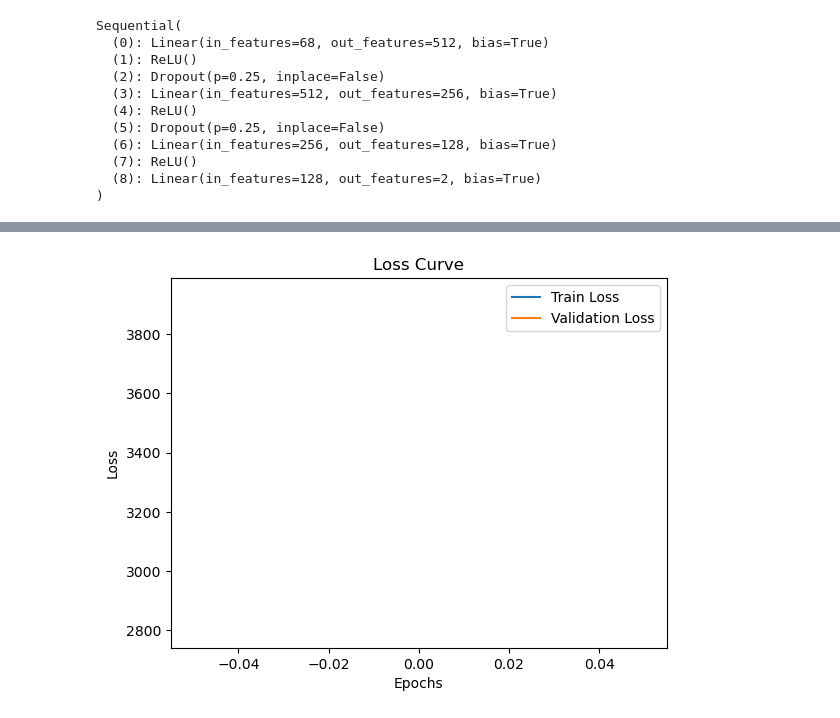
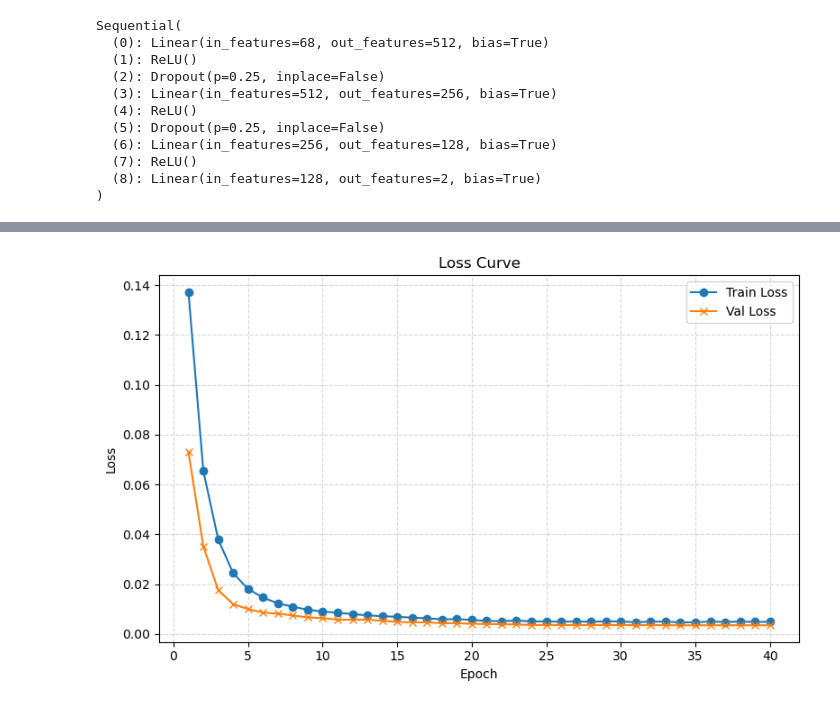
Before and after one commit to Nishchal-Panta/Cybersecurity_threat_detection, a Jupyter notebook: nn-cybersecurity_threat_detection.ipynb, the cells around one changed output, grey strips where cells are left out. Cells and saved outputs as stored; diff of their text form; code cells hidden in the pictures.

```diff
--- a/nn-cybersecurity_threat_detection.ipynb
+++ b/nn-cybersecurity_threat_detection.ipynb
@@ -438,11 +527,16 @@ plt.show()
 # %%
-#Loss Curves
-plt.plot(train_loss, label='Train Loss')
-plt.plot(val_loss, label='Validation Loss')
-plt.xlabel('Epochs')
-plt.ylabel('Loss')
-plt.title('Loss Curve')
+epochs = np.arange(1, len(epoch_train_losses)+1)
+
+# Loss curve
+plt.figure(figsize=(8, 5))
+plt.plot(epochs, epoch_train_losses, label="Train Loss", marker='o')
+plt.plot(epochs, epoch_val_losses,   label="Val Loss",   marker='x')
+plt.xlabel("Epoch")
+plt.ylabel("Loss")
+plt.title("Loss Curve")
 plt.legend()
+plt.grid(True, linestyle="--", alpha=0.5)
+plt.tight_layout()
 plt.show()
 # %% [output]
-[figure, old version]
+[figure, new version]
```
Also changed, not shown: parts of 11 cells of this notebook.
